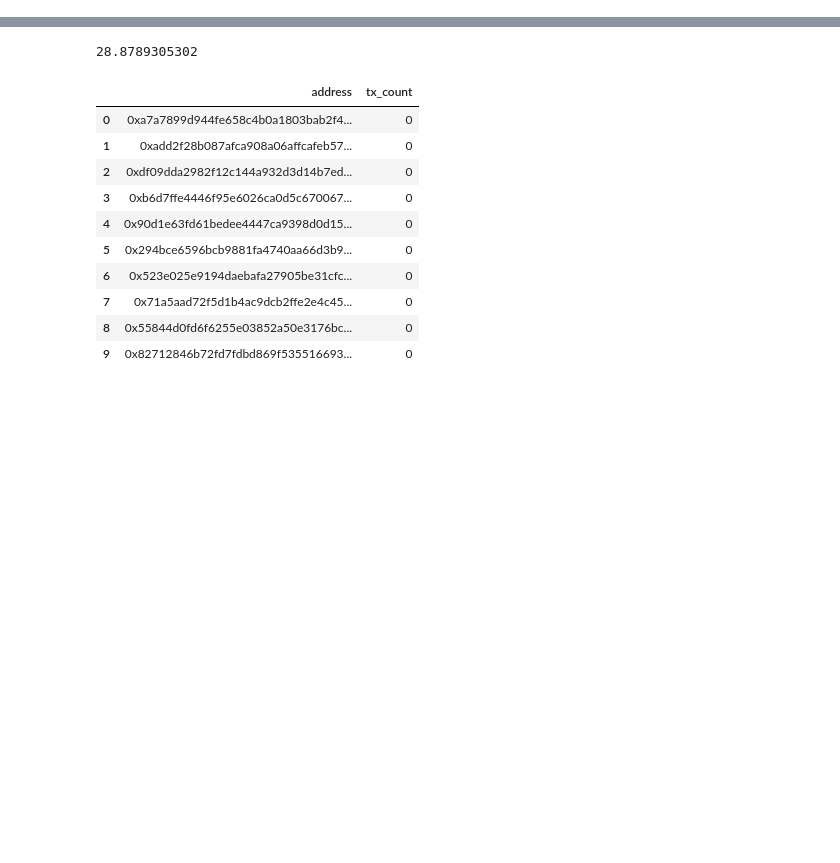
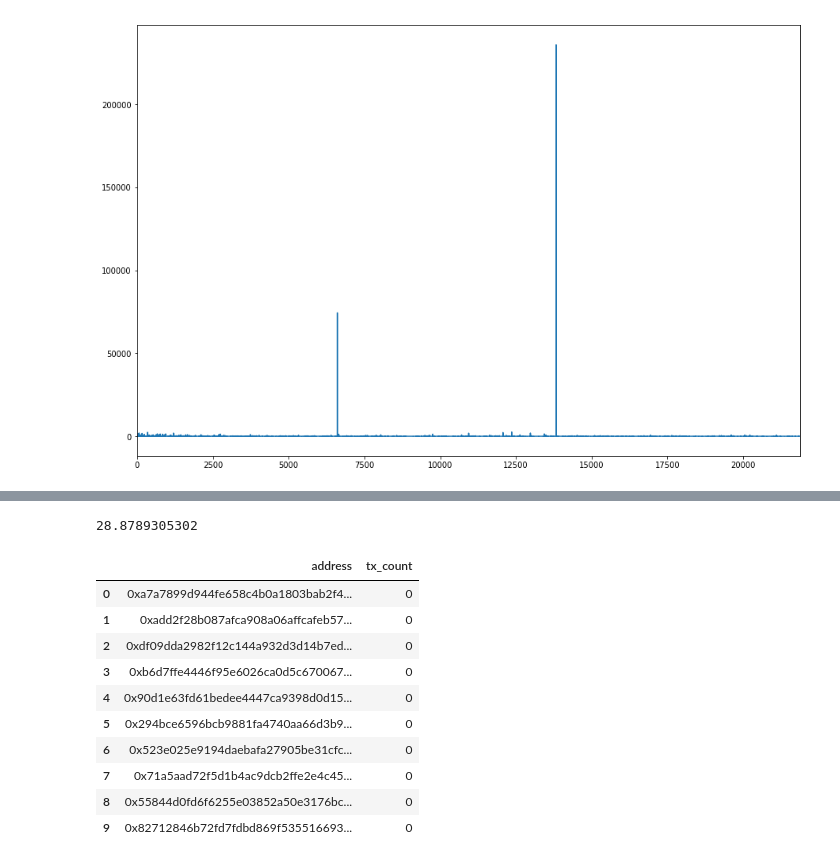
Before and after one commit to decipherhub/de-faker-algthm, a Jupyter notebook: active_account.ipynb, the cells around one changed output, grey strips where cells are left out. Drawn from its saved outputs; the diff is of its cells as text; code cells hidden in the pictures; blank space fills up the shorter version.

```diff
--- a/active_account.ipynb
+++ b/active_account.ipynb
@@ -12,5 +12,8 @@ active_wallets[:3]
 | 1 | 18 | 0xdf09dda2982f12c144a932d3d14b7ed... | 0x2a0c0dbecc7e4d658f48e01e3fa353f... | dex | idex | 5 |
 | 2 | 20 | 0xb6d7ffe4446f95e6026ca0d5c670067... | 0x2a0c0dbecc7e4d658f48e01e3fa353f... | dex | idex | 8 |
 # %%
-#active_wallets['tx_count'].plot(figsize=(15,10))
+active_wallets['tx_count'].plot(figsize=(15,10), x='tx_count', y='number of accounts')
+plt.show()
+# %% [output]
+[figure, added]
 # %%
```
Also changed, not shown: parts of 6 cells of this notebook, 4 other files.
